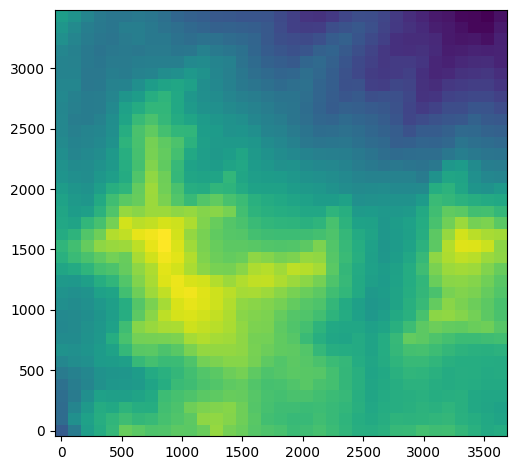
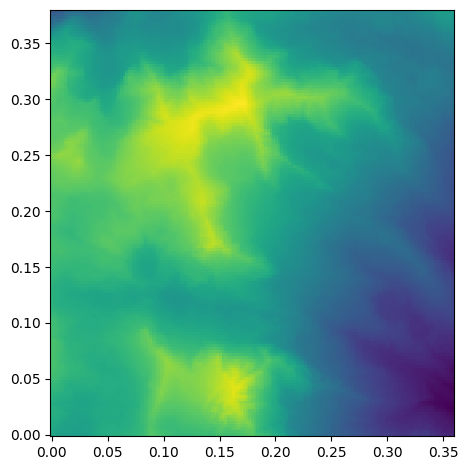
Unified diff of the notebook cell whose output changed from the first chart to the second:
--- before
+++ after
@@ -11,11 +11,28 @@
 
 def generate_rectified_coord_arrays(wgs_84_box, xlen, ylen):
+    """
+    Generate rectified coordinate arrays for a given bounding box in WGS 84 coordinates.
+    The origin of the coordinate system is set to the lower-left corner of the bounding box, and the coordinates are in meters.
+    This generates regular grid. The deviation from the original coordinates is larger the further away from the origin. The deviation is smaller the smaller the bounding box is.
+    Parameters:
+    - wgs_84_box: A tuple containing the lower-left and upper-right corners of the bounding box in WGS 84 coordinates (latitude, longitude).
+    - xlen: The number of points in the x-direction (longitude).
+    - ylen: The number of points in the y-direction (latitude).
+    """
     origin = wgs_84_box[0]
     max = wgs_84_box[1]
-    x = np.linspace(0, geodesic(origin, (origin[0], max[1])).meters, xlen)
-    y = np.linspace(0, geodesic(origin, (max[0], origin[1])).meters, ylen)
+    y = np.linspace(0, geodesic(origin, (origin[0], max[1])).meters, xlen)
+    #y = np.max(y)-y
+    x = np.linspace(0, geodesic(origin, (max[0], origin[1])).meters, ylen)
 
-    xarr, yarr= np.meshgrid(x, y, indexing="ij")
+    xarr, yarr= np.meshgrid(x, y, indexing="xy")
     return xarr, yarr
+
+def scale(array, x_array, y_array, factor, z_scale=1):
+    x_array = x_array * factor
+    y_array = y_array * factor
+    array = array * factor * z_scale
+    return array, x_array, y_array
+
 
 bbox = ((14.039583, 47.691855), (14.089708, 47.723852))
@@ -24,12 +41,18 @@
     print("No data found in the specified bounding box.")
 if array.size > 0:
-    fig, ax = plt.subplots()
+    fig, ax = plt.subplots()#subplot_kw={"projection": "3d"})
     lon_array, lat_array = geo_tiff.get_coord_arrays(bbox)
     geowgs_84_box = ((np.min(lat_array), np.min(lon_array)), (np.max(lat_array), np.max(lon_array)))
+    
+    # Flipping the array. The origin is now in the bottom left corner.
+    # Meaning y increases upwards and x increases to the right
+    array = np.flip(array, axis=0)
+
     # If using:
     # geo_tiff.get_bBox_wgs_84(bbox)
-    # The returning bounding box is invalid.
+    # The returned bounding box is invalid. I suppose this is a bug
     x_array, y_array = generate_rectified_coord_arrays(geowgs_84_box, lon_array.shape[0], lon_array.shape[1])
-    # x_array, y_array = coord_arrays_to_meters(lat_array, lon_array)
+    
+    array, x_array, y_array = scale(array, x_array, y_array, factor=1e-4)
     ax.pcolormesh(x_array, y_array, array, cmap="viridis")
     ax.set_aspect("equal")

Commit: Image Import and Scaling sketched